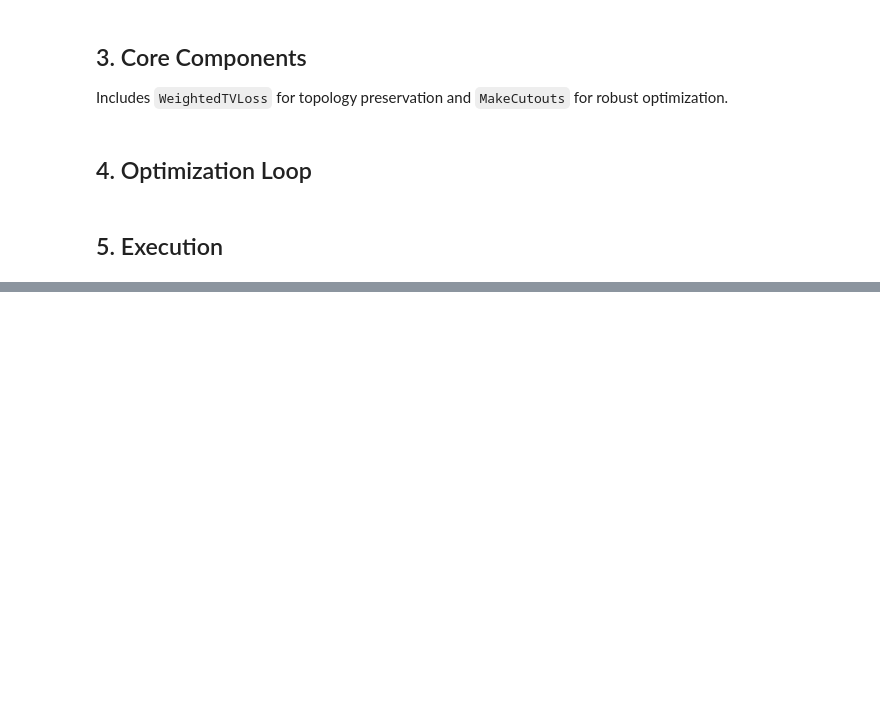
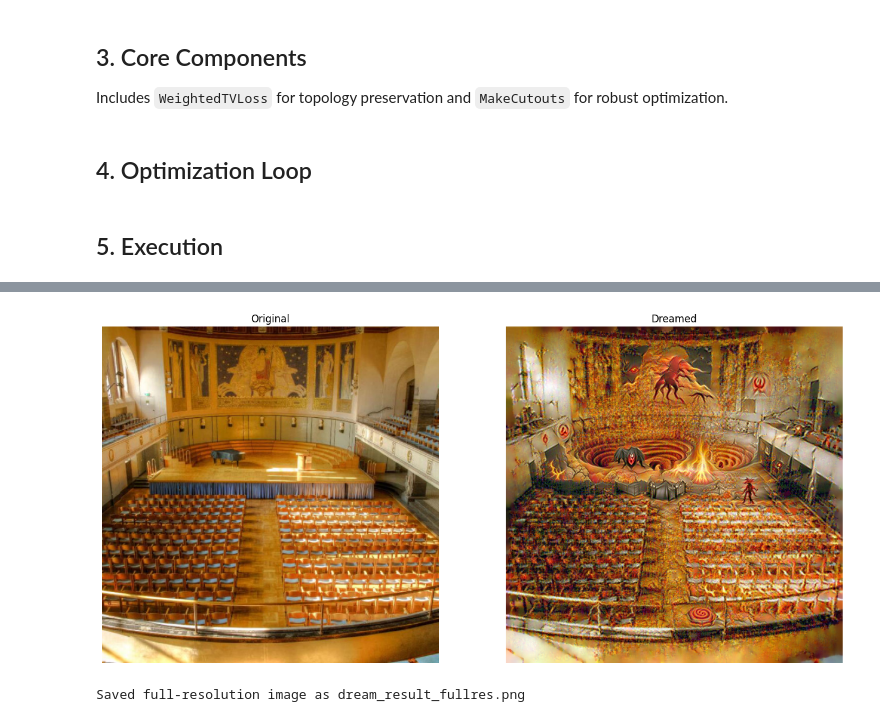
Before and after one commit to asuender/deepdream, a Jupyter notebook: DeepDream_Reformulated.ipynb, the cells around one changed output, grey strips where cells are left out. Saved outputs shown, nothing was run; the diff lists cells and outputs as text; code cells hidden in the pictures; blank space fills up the shorter version.

```diff
--- a/DeepDream_Reformulated.ipynb
+++ b/DeepDream_Reformulated.ipynb
@@ -27,6 +84,6 @@ Using **ViT-H-14** (Vision Transformer Huge) for semantic understanding.
 # %%
-model_name = 'ViT-H-14'
-pretrained = 'laion2b_s32b_b79k'
+model_name = 'ViT-L-14'
+pretrained = 'laion2b_s32b_b82k'
 print(f"Loading {model_name}...")
 model, _, preprocess = open_clip.create_model_and_transforms(model_name, pretrained=pretrained, device=device, precision='fp16')
 tokenizer = open_clip.get_tokenizer(model_name)
@@ -107,7 +171,7 @@ def dream_masked(image_path, text_prompt,
                  learning_rate=0.01,
                  num_cutouts=120,
                  base_size=1024,
-                 cutout_batch_size=40,
+                 cutout_batch_size=16,
                  mask_blur=3,
                  mask_threshold=15,
                  global_view_weight=0.03,
@@ -224,9 +288,27 @@ def dream_masked(image_path, text_prompt,
 ## 5. Execution
 # %%
 # --- Configuration ---
-IMAGE_URL = "images/forest_trail_1024.jpg"
-PROMPT = "Image representing Imagination - 8k colofull pattern"
-NEG_PROMPT = "text, noise, grain, blur, watermark, jpeg artifacts, low quality image, color noise, signature"
+IMAGE_URL = "aula.jpeg"
+PROMPT = """
+<role>
+  You are the essence of a blistering nightmare nightmare.
+</role>
+<mission>
+  Infect the existing structure of this room with the atmosphere of hell. Twist the current reality into a suffocating, infernal landscape without adding new objects.
+</mission>
+<atmosphericDirectives>
+The air should look heavy, shimmering with heat haze and sulfurous smoke. The lighting must be changed to deep, oppressive reds and searing oranges, with shadows that feel alive and consuming.
+</atmosphericDirectives>
+<textureDirectives>
+Every surface in the image (desks, walls, floor) should be overlaid with textures of blistering heat, molten cracks, charred organic matter, and writhing, abstract patterns. The geometry of the room should feel melted, warped, and agonizing.
+</textureDirectives>
+"""
+
+NEG_PROMPT = """
+text, noise, grain, blur, watermark, jpeg artifacts, low quality image, color noise, signature,
+blue, green, cool colors, daylight, sunlight, clean, tidy, organized, safety,
+fluorescent light, sterile, clinical, heaven, holy, smooth, flat
+"""
 
 # Optimization Hyperparameters
 NEGATIVE_WEIGHT = 0.8
@@ -234,14 +316,14 @@ TV_WEIGHT = 0.0002
 GLOBAL_VIEW_WEIGHT = 0.03
 
 # Resolution & Scale
-BASE_SIZE = 1024
+BASE_SIZE = 512
 OCTAVE_SCALES = [0.6, 1.2, 2.4, 3.8]
 
 # Performance & Quality
-STEPS_PER_OCTAVE = 70
+STEPS_PER_OCTAVE = 40
 LEARNING_RATE = 0.01
 NUM_CUTOUTS = 120
-CUTOUT_BATCH_SIZE = 40
+CUTOUT_BATCH_SIZE = 16
 
 # Masking & Details
 MASK_THRESHOLD = 15
@@ -292,3 +374,4 @@ else:
 image = Image.fromarray(result_to_save)
 image.save("dream_result_fullres.png")
 print("Saved full-resolution image as dream_result_fullres.png")
+# %% [output]
@@ -294,0 +401,2 @@ print("Saved full-resolution image as dream_result_fullres.png")
+[figure, added]
+Saved full-resolution image as dream_result_fullres.png
```
Also changed, not shown: parts of 7 cells of this notebook.
